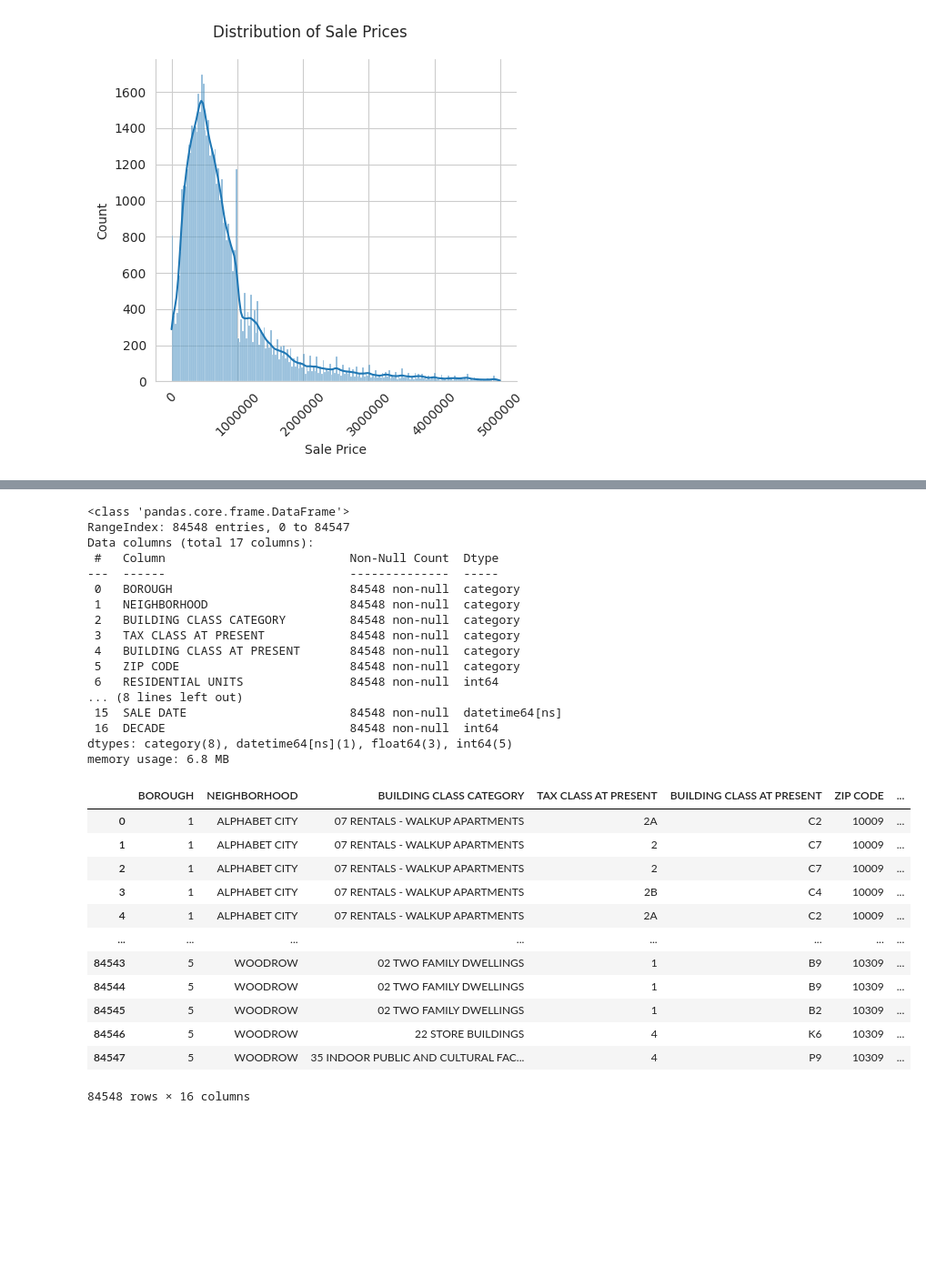
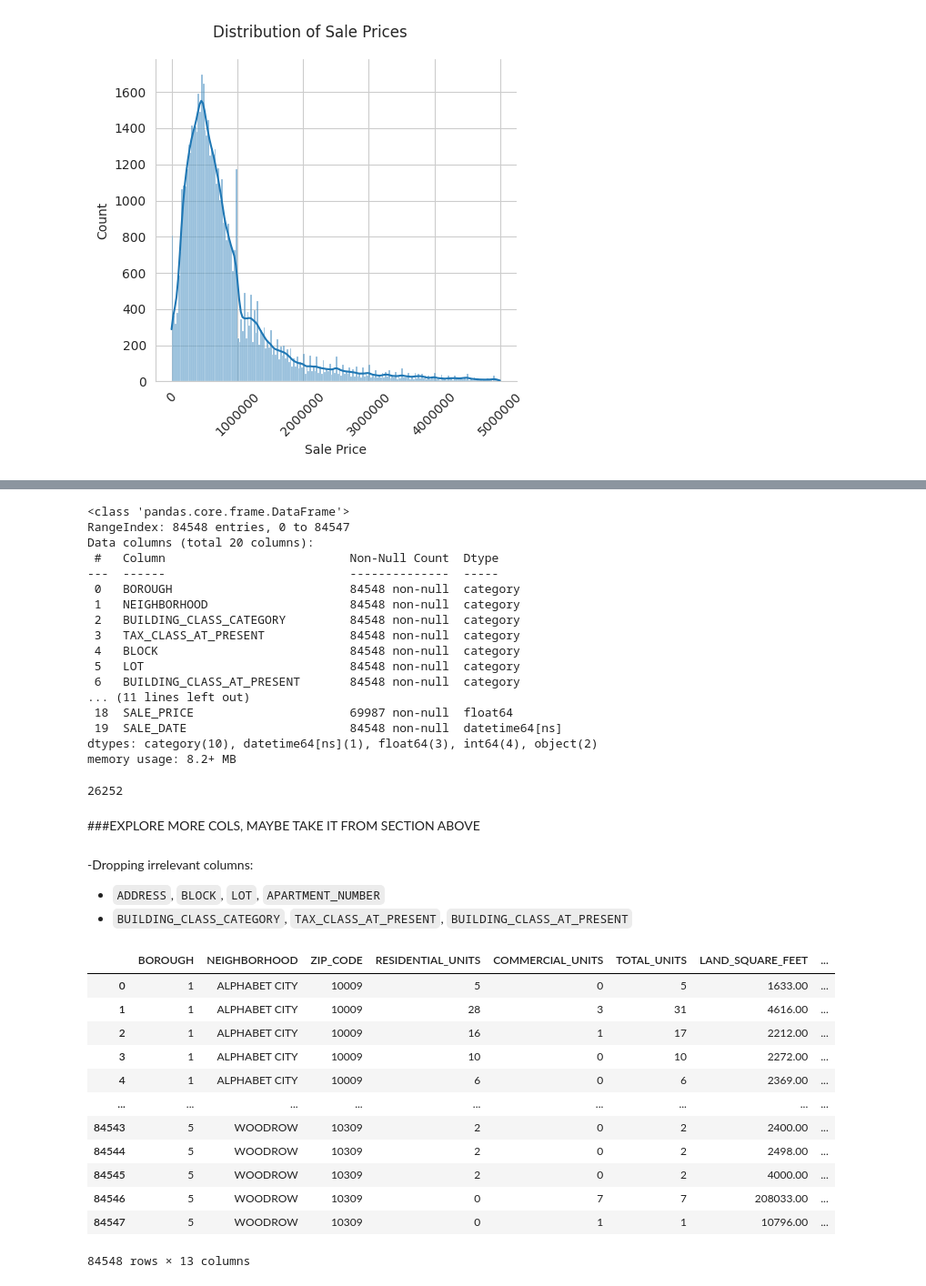
Before and after one commit to eshentong/NYC-HousingPricePrediction, a Jupyter notebook: BA810_NYC_Propertiesipynb.ipynb, the cells around one changed output, grey strips where cells are left out. Shown: that part at 91% size. Drawn from its saved outputs; the diff is of its cells as text; code cells hidden in the pictures; blank space fills up the shorter version.

```diff
--- a/BA810_NYC_Propertiesipynb.ipynb
+++ b/BA810_NYC_Propertiesipynb.ipynb
@@ -298,2 +303,4 @@ plt.show();
+# %%
+nyc_copy.columns = nyc_copy.columns.str.replace(' ', '_')
 # %%
 # Riya's Part
@@ -406,40 +359,51 @@ nyc_copy.info()
 # %% [output]
 <class 'pandas.core.frame.DataFrame'>
 RangeIndex: 84548 entries, 0 to 84547
-Data columns (total 17 columns):
+Data columns (total 20 columns):
  #   Column                          Non-Null Count  Dtype
 ---  ------                          --------------  -----
  0   BOROUGH                         84548 non-null  category
  1   NEIGHBORHOOD                    84548 non-null  category
- 2   BUILDING CLASS CATEGORY         84548 non-null  category
- 3   TAX CLASS AT PRESENT            84548 non-null  category
- 4   BUILDING CLASS AT PRESENT       84548 non-null  category
- 5   ZIP CODE                        84548 non-null  category
- 6   RESIDENTIAL UNITS               84548 non-null  int64
-... (8 lines left out)
- 15  SALE DATE                       84548 non-null  datetime64[ns]
- 16  DECADE                          84548 non-null  int64
-dtypes: category(8), datetime64[ns](1), float64(3), int64(5)
-memory usage: 6.8 MB
+ 2   BUILDING_CLASS_CATEGORY         84548 non-null  category
+ 3   TAX_CLASS_AT_PRESENT            84548 non-null  category
+ 4   BLOCK                           84548 non-null  category
+ 5   LOT                             84548 non-null  category
+ 6   BUILDING_CLASS_AT_PRESENT       84548 non-null  category
+... (11 lines left out)
+ 18  SALE_PRICE                      69987 non-null  float64
+ 19  SALE_DATE                       84548 non-null  datetime64[ns]
+dtypes: category(10), datetime64[ns](1), float64(3), int64(4), object(2)
+memory usage: 8.2+ MB
+# %%
+#deeper investigation of all columns
+nyc_copy['LAND_SQUARE_FEET'].isnull().sum()
+# %% [output]
+26252
+# %% [markdown]
+###EXPLORE MORE COLS, MAYBE TAKE IT FROM SECTION ABOVE
+# %%
+nyc_copy['LAND_SQUARE_FEET'].replace('-', np.nan, inplace=True)
+# %% [markdown]
+-Dropping irrelevant columns:
+- `ADDRESS`, `BLOCK`, `LOT`, `APARTMENT_NUMBER`
+- `BUILDING_CLASS_CATEGORY`, `TAX_CLASS_AT_PRESENT`, `BUILDING_CLASS_AT_PRESENT`
 # %%
-nyc_copy = nyc.copy()
-
-columns_to_drop = ['ADDRESS', 'BLOCK', 'LOT', 'APARTMENT NUMBER']
-
-
+#due to one-hard encoding, these cols are too granular
+columns_to_drop = ['ADDRESS', 'BLOCK', 'LOT', 'APARTMENT_NUMBER', \
+                                'BUILDING_CLASS_CATEGORY', 'TAX_CLASS_AT_PRESENT', 'BUILDING_CLASS_AT_PRESENT', ]
 nyc_copy.drop(columns=columns_to_drop, inplace=True)
 nyc_copy
 # %% [output]
-|  | BOROUGH | NEIGHBORHOOD | BUILDING CLASS CATEGORY | TAX CLASS AT PRESENT | BUILDING CLASS AT PRESENT | ZIP CODE | ... |
-| 0 | 1 | ALPHABET CITY | 07 RENTALS - WALKUP APARTMENTS | 2A | C2 | 10009 | ... |
-| 1 | 1 | ALPHABET CITY | 07 RENTALS - WALKUP APARTMENTS | 2 | C7 | 10009 | ... |
-| 2 | 1 | ALPHABET CITY | 07 RENTALS - WALKUP APARTMENTS | 2 | C7 | 10009 | ... |
-| 3 | 1 | ALPHABET CITY | 07 RENTALS - WALKUP APARTMENTS | 2B | C4 | 10009 | ... |
-| 4 | 1 | ALPHABET CITY | 07 RENTALS - WALKUP APARTMENTS | 2A | C2 | 10009 | ... |
-| ... | ... | ... | ... | ... | ... | ... | ... |
-| 84543 | 5 | WOODROW | 02 TWO FAMILY DWELLINGS | 1 | B9 | 10309 | ... |
-| 84544 | 5 | WOODROW | 02 TWO FAMILY DWELLINGS | 1 | B9 | 10309 | ... |
-| 84545 | 5 | WOODROW | 02 TWO FAMILY DWELLINGS | 1 | B2 | 10309 | ... |
-| 84546 | 5 | WOODROW | 22 STORE BUILDINGS | 4 | K6 | 10309 | ... |
-| 84547 | 5 | WOODROW | 35 INDOOR PUBLIC AND CULTURAL FAC... | 4 | P9 | 10309 | ... |
+|  | BOROUGH | NEIGHBORHOOD | ZIP_CODE | RESIDENTIAL_UNITS | COMMERCIAL_UNITS | TOTAL_UNITS | LAND_SQUARE_FEET | ... |
+| 0 | 1 | ALPHABET CITY | 10009 | 5 | 0 | 5 | 1633.00 | ... |
+| 1 | 1 | ALPHABET CITY | 10009 | 28 | 3 | 31 | 4616.00 | ... |
+| 2 | 1 | ALPHABET CITY | 10009 | 16 | 1 | 17 | 2212.00 | ... |
+| 3 | 1 | ALPHABET CITY | 10009 | 10 | 0 | 10 | 2272.00 | ... |
+| 4 | 1 | ALPHABET CITY | 10009 | 6 | 0 | 6 | 2369.00 | ... |
+| ... | ... | ... | ... | ... | ... | ... | ... | ... |
+| 84543 | 5 | WOODROW | 10309 | 2 | 0 | 2 | 2400.00 | ... |
+| 84544 | 5 | WOODROW | 10309 | 2 | 0 | 2 | 2498.00 | ... |
+| 84545 | 5 | WOODROW | 10309 | 2 | 0 | 2 | 4000.00 | ... |
+| 84546 | 5 | WOODROW | 10309 | 0 | 7 | 7 | 208033.00 | ... |
+| 84547 | 5 | WOODROW | 10309 | 0 | 1 | 1 | 10796.00 | ... |
-84548 rows × 16 columns
+84548 rows × 13 columns
```
Also changed, not shown: parts of 32 cells of this notebook.
